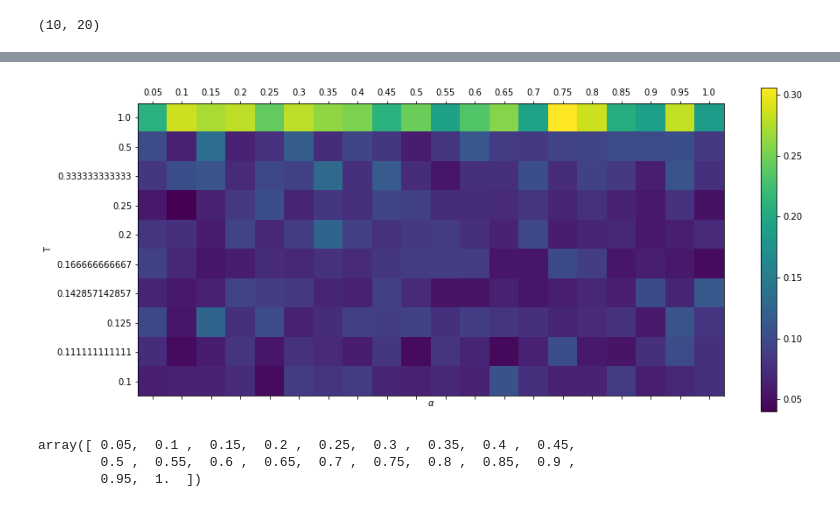
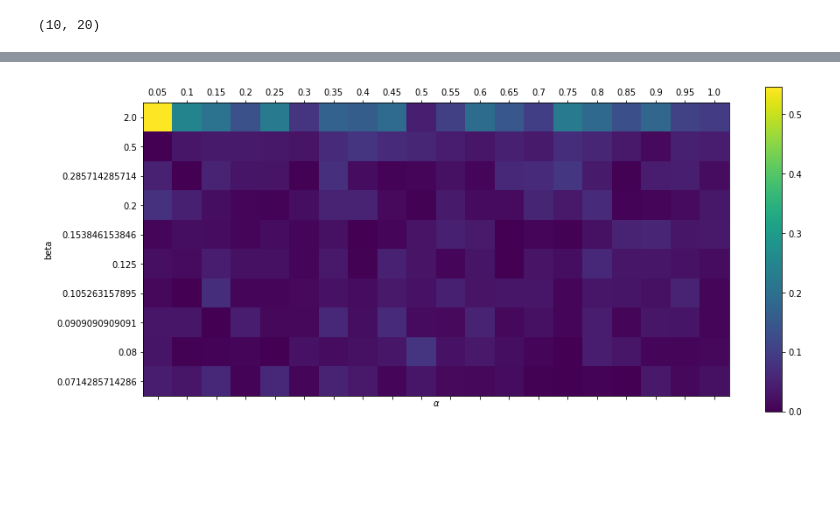
Before and after one commit to matteoneri/inference-and-learning-class, a Jupyter notebook: hopfield/Hopfield Model - Associative Memory.ipynb, the cells around one changed output, grey strips where cells are left out. Cells and saved outputs as stored; diff of their text form; code cells hidden in the pictures; blank space fills up the shorter version.

```diff
--- a/hopfield/Hopfield Model - Associative Memory.ipynb
+++ b/hopfield/Hopfield Model - Associative Memory.ipynb
@@ -230,7 +225,7 @@ aa = create_actractors(M, N)
 w = create_weights(aa)
 
 np.random.seed(23451569)
-t = 5000
+t = 20000
 legends = [0,0.2,0.3,0.4,0.45,0.5,0.55,0.6,0.7,0.8,1]
 qs = []
 
@@ -252,0 +248,26 @@ plt.show()
+# %%
+np.random.seed(1234)
+N    = 1000
+beta = 10
+t = 25000
+alphas = [0.01,0.1,0.11,0.115,0.12,0.13,0.2]
+qs = []
+for alpha in alphas:
+    M = np.int(alpha*N)
+    aa = create_actractors(M, N)
+    w = create_weights(aa)
+    s = np.copy(aa[0])
+    perturb_state(s, 0.2)
+
+    np.random.seed(23451569)
+    x = evolveMCMC(aa, w, s, t, beta, keeptrack=True)
+    qs.append(x)
+
+legends = [str(x) for x in alphas]
+
+plt.subplots(1,1,figsize=(10,10))
+[plt.plot([i[0] for i in x], label=l) for x,l in zip(qs,legends)]
+plt.legend(loc="best")
+plt.xlabel("# iterations")
+plt.ylabel(r"$q(x,\xi^1)$")
+plt.show()
@@ -253,7 +280,6 @@ plt.show()
 # %%
 alphas = np.arange(0.05,1.01,0.05)
-Ts = np.arange(0.1, 2.1, 0.2)
-betas = 1/Ts
+betas = np.arange(0.5, 15, 1.5)
 qs = np.zeros(shape=(len(betas),len(alphas)))
 qs.shape
 # %% [output]
@@ -261,13 +287,11 @@ qs.shape
 # %%
 np.random.seed(1234)
 for i,beta in enumerate(betas):
-    print(beta)
     for j,alpha in enumerate(alphas):
-        alpha = 0.02
         M = np.int(alpha*N)
         aa = create_actractors(M, N)
         w = create_weights(aa)
         s = np.copy(aa[0])
         perturb_state(s, 0.2)
         q = evolveMCMC(aa, w, s, 25000, beta, keeptrack=False, stop=True)
-        qs[i,j] = np.max(np.abs(q))
+        qs[i][j] = np.abs(q[0])
@@ -285,30 +298,24 @@ for i,beta in enumerate(betas):
 # %%
 from matplotlib import ticker
 fig = plt.figure(figsize=(15,15))
 ax_hist = plt.subplot(211)
 plt.xlabel(r"$\alpha$")
-plt.ylabel("T")
+plt.ylabel("beta")
 cax = ax_hist.matshow(qs)
 fig.colorbar(cax)
 ax_hist.xaxis.set_major_locator(ticker.MultipleLocator(1))
 ax_hist.yaxis.set_major_locator(ticker.MultipleLocator(1))
 ax_hist.set_xticklabels(np.r_[[0],alphas])
 ax_hist.set_yticklabels(np.r_[[0],betas])
 
 #ax_plot = plt.subplot(212, sharex=ax_hist)
 #plt.xlabel("$\alpha$")
 #plt.ylabel("q")
 #x = qs[50:]
 #y = Ts
 #ax_plot.plot()
 
 
 plt.show()
 # %% [output]
-[figure, old version]
+[figure, new version]
-# %%
-alphas
-# %% [output]
-array([ 0.05,  0.1 ,  0.15,  0.2 ,  0.25,  0.3 ,  0.35,  0.4 ,  0.45,
-        0.5 ,  0.55,  0.6 ,  0.65,  0.7 ,  0.75,  0.8 ,  0.85,  0.9 ,
-        0.95,  1.  ])
```
Also changed, not shown: parts of 5 cells of this notebook, 1 other file.
